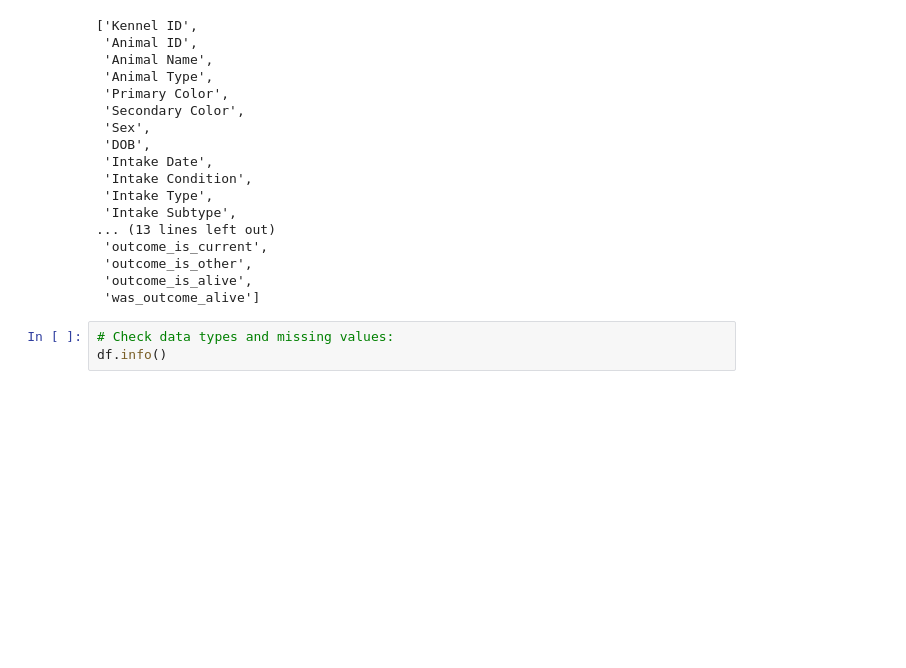
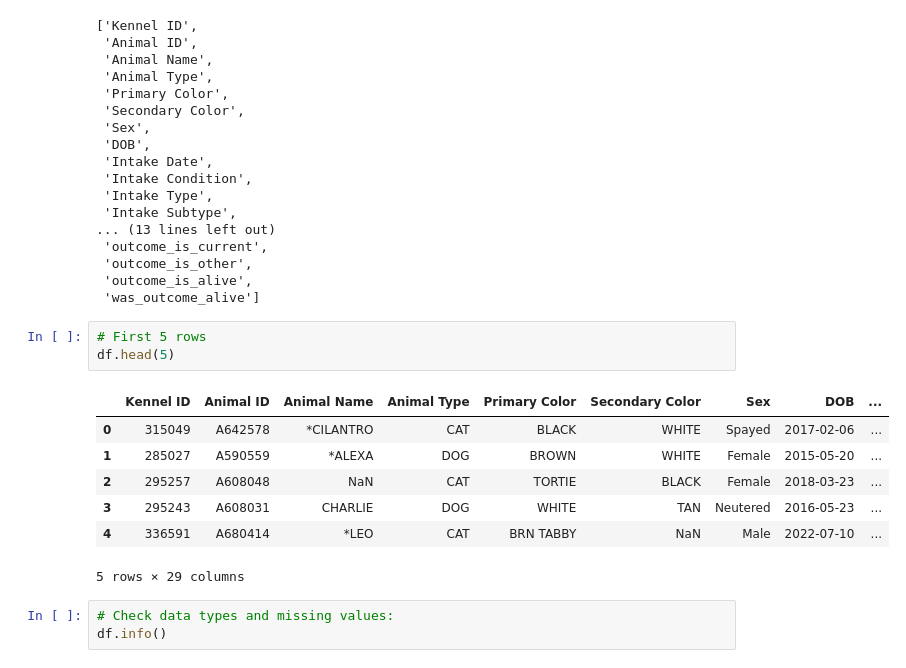
Before and after one commit to wushuyuli/animal-shelter-ml-coursework, a Jupyter notebook: notebook/animal_shelter_analysis.ipynb, the cells around one changed output. Saved outputs shown, nothing was run; the diff lists cells and outputs as text; blank space fills up the shorter version.

```diff
--- a/notebook/animal_shelter_analysis.ipynb
+++ b/notebook/animal_shelter_analysis.ipynb
@@ -76,6 +57,17 @@ df.columns.tolist()
  'outcome_is_other',
  'outcome_is_alive',
  'was_outcome_alive']
+# %%
+# First 5 rows
+df.head(5)
+# %% [output]
+|  | Kennel ID | Animal ID | Animal Name | Animal Type | Primary Color | Secondary Color | Sex | DOB | ... |
+| 0 | 315049 | A642578 | *CILANTRO | CAT | BLACK | WHITE | Spayed | 2017-02-06 | ... |
+| 1 | 285027 | A590559 | *ALEXA | DOG | BROWN | WHITE | Female | 2015-05-20 | ... |
+| 2 | 295257 | A608048 | NaN | CAT | TORTIE | BLACK | Female | 2018-03-23 | ... |
+| 3 | 295243 | A608031 | CHARLIE | DOG | WHITE | TAN | Neutered | 2016-05-23 | ... |
+| 4 | 336591 | A680414 | *LEO | CAT | BRN TABBY | NaN | Male | 2022-07-10 | ... |
+5 rows × 29 columns
 # %%
 # Check data types and missing values:
 df.info()
```
Also changed, not shown: parts of 10 cells of this notebook.
